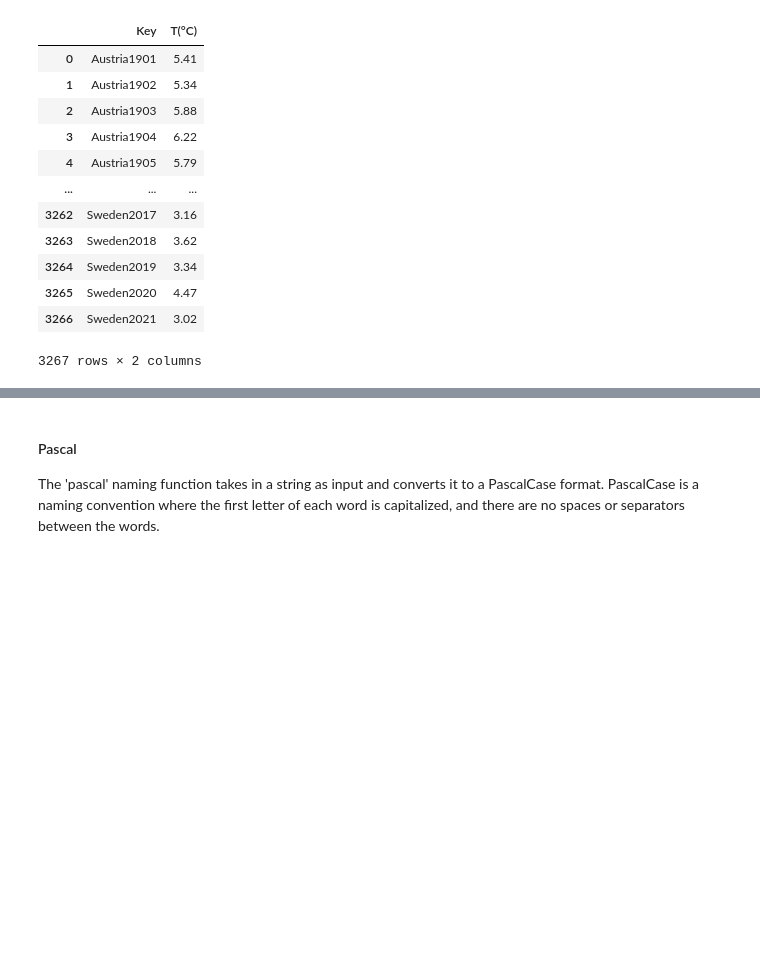
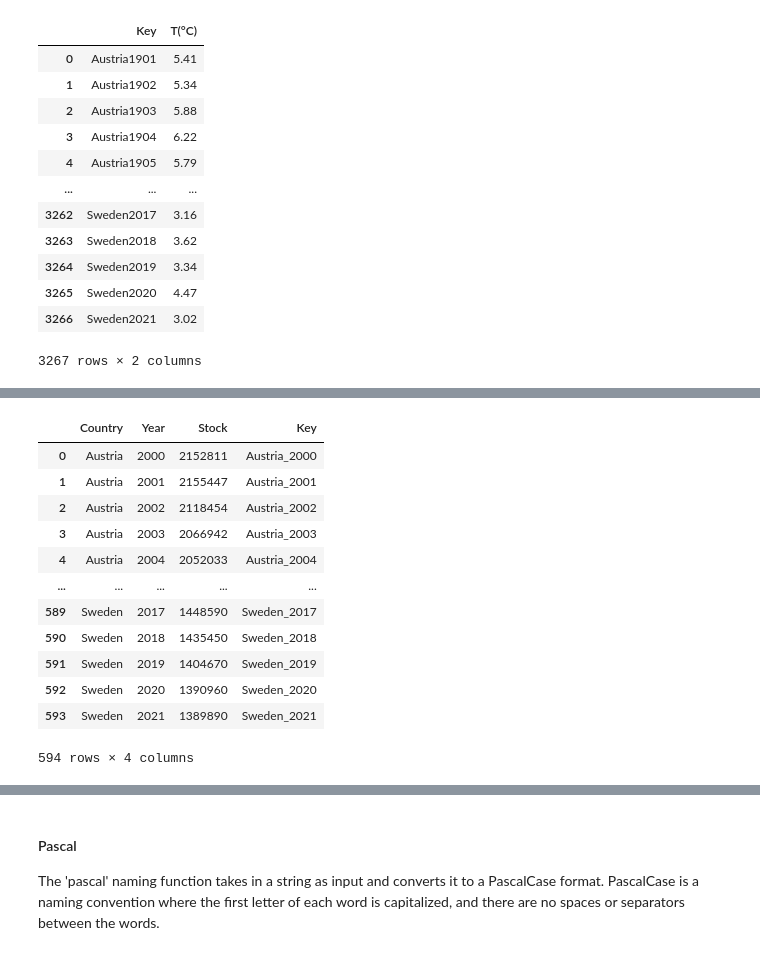
Before and after one commit to ronandownes/beef, a Jupyter notebook: 02_dw_beef.ipynb, the cells around one changed output, grey strips where cells are left out. Cells and saved outputs as stored; diff of their text form; code cells hidden in the pictures; blank space fills up the shorter version.

```diff
--- a/02_dw_beef.ipynb
+++ b/02_dw_beef.ipynb
@@ -518,0 +207,4 @@ print(df.shape)
+# %%
+
+main_df = pd.read_csv('clean/stock.csv')# loads the cleaned cattle stock  CSV file to pandas DataFrame n df
+main_df
@@ -518,0 +225,18 @@ print(df.shape)
+# %%
+# assuming the dataframe is called 'df'
+main_df['Key'] = main_df['Country'].str.cat(main_df['Year'].astype(str), sep='_')
+main_df
+# %% [output]
+|  | Country | Year | Stock | Key |
+| 0 | Austria | 2000 | 2152811 | Austria_2000 |
+| 1 | Austria | 2001 | 2155447 | Austria_2001 |
+| 2 | Austria | 2002 | 2118454 | Austria_2002 |
+| 3 | Austria | 2003 | 2066942 | Austria_2003 |
+| 4 | Austria | 2004 | 2052033 | Austria_2004 |
+| ... | ... | ... | ... | ... |
+| 589 | Sweden | 2017 | 1448590 | Sweden_2017 |
+| 590 | Sweden | 2018 | 1435450 | Sweden_2018 |
+| 591 | Sweden | 2019 | 1404670 | Sweden_2019 |
+| 592 | Sweden | 2020 | 1390960 | Sweden_2020 |
+| 593 | Sweden | 2021 | 1389890 | Sweden_2021 |
+594 rows × 4 columns
```
Also changed, not shown: parts of 130 cells of this notebook, 39 other files.
